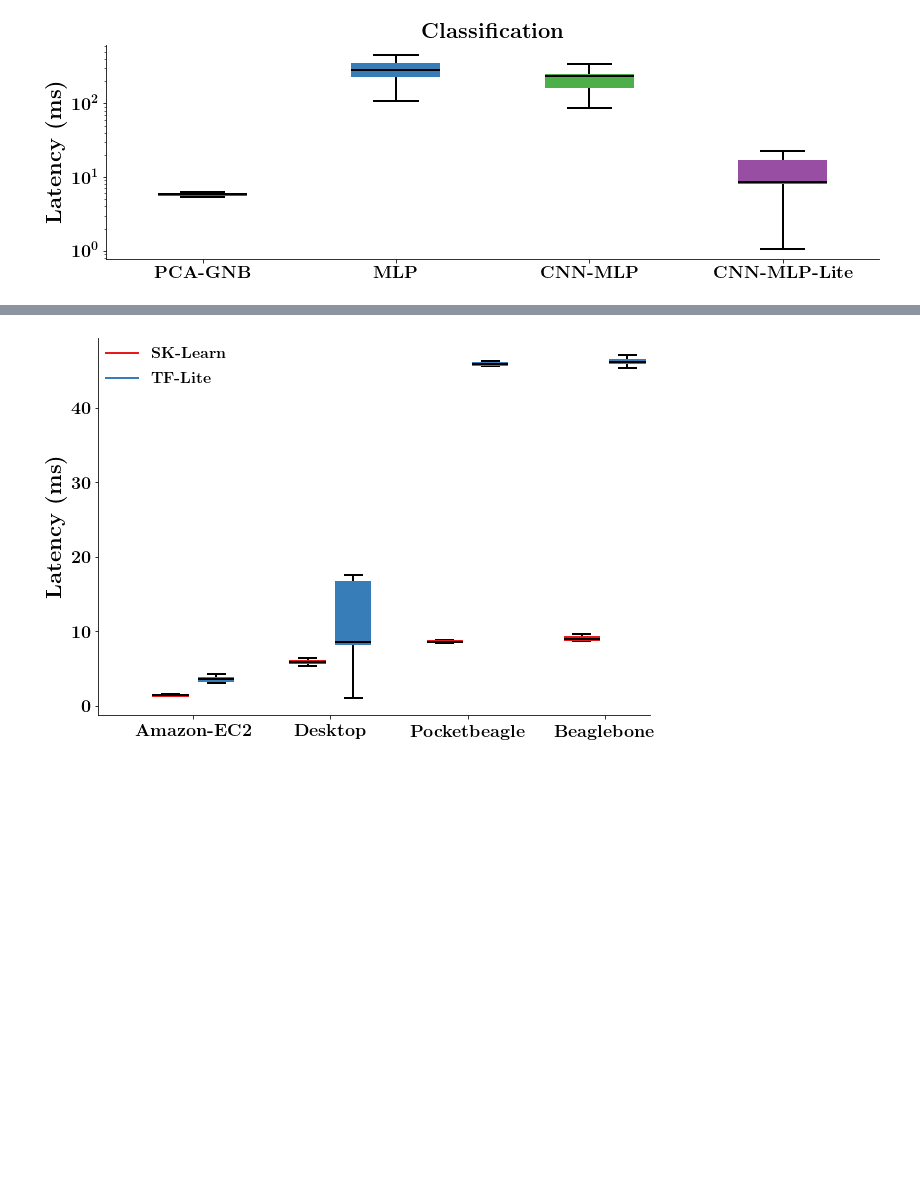
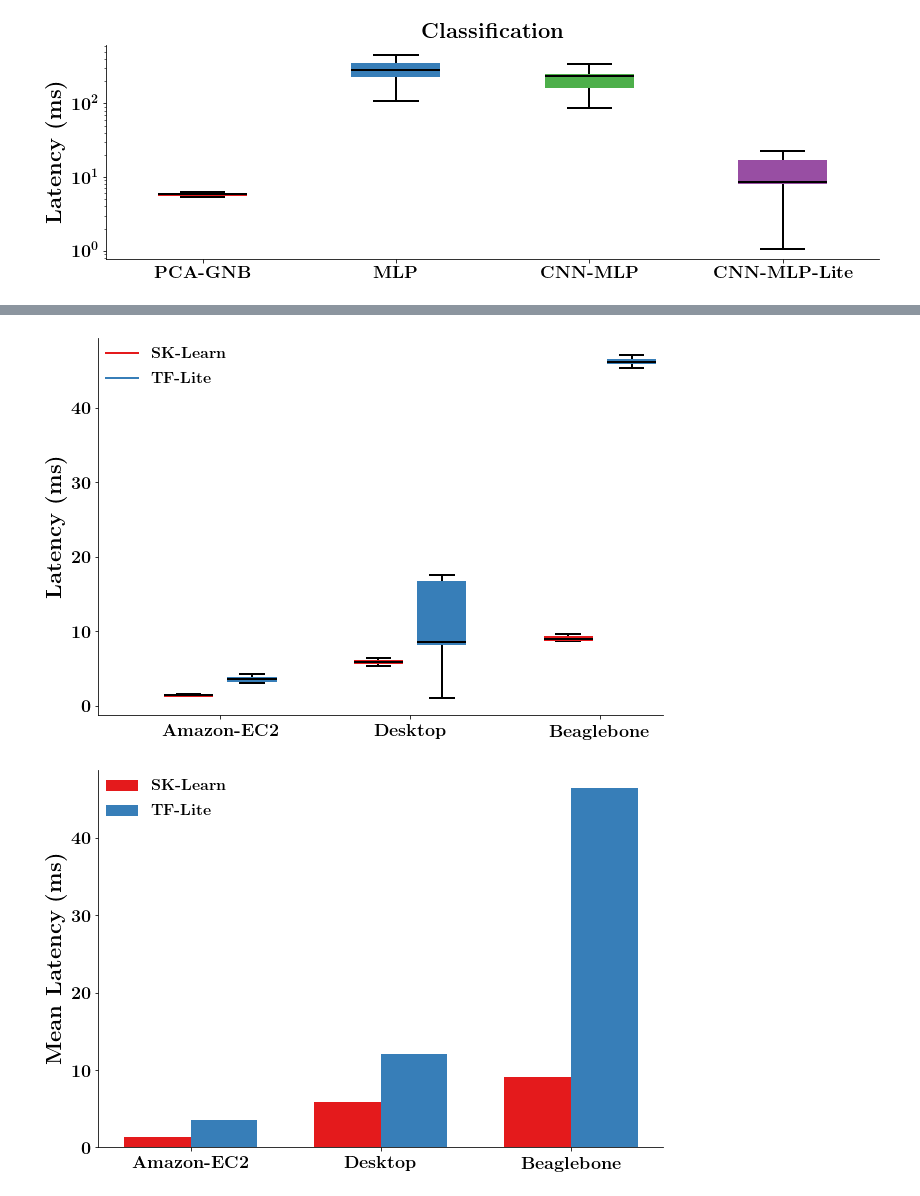
Before and after one commit to danielnewman09/Dissertation, a Jupyter notebook: Dissertation-Notebooks/Chapter-4/Latency_Analysis.ipynb, the cells around one changed output, grey strips where cells are left out. Saved outputs shown, nothing was run; the diff lists cells and outputs as text; code cells hidden in the pictures; blank space fills up the shorter version.

```diff
--- a/Dissertation-Notebooks/Chapter-4/Latency_Analysis.ipynb
+++ b/Dissertation-Notebooks/Chapter-4/Latency_Analysis.ipynb
@@ -27,8 +27,8 @@ print(mpl.__version__)
 # %% [output]
 3.2.1
 # %%
-inferenceLocations = ['Amazon-EC2','Desktop','Pocketbeagle','Beaglebone']
-inferenceLocationsBold = [r'\textbf{Amazon-EC2}',r'\textbf{Desktop}',r'\textbf{Pocketbeagle}',r'\textbf{Beaglebone}']
+inferenceLocations = ['Amazon-EC2','Desktop','Beaglebone']
+inferenceLocationsBold = [r'\textbf{Amazon-EC2}',r'\textbf{Desktop}',r'\textbf{Beaglebone}']
 basePath = 'data/Latency Tests/Results/'
 numSamples = 700
 numModels = 8
@@ -37,7 +37,7 @@ latencyVals = np.zeros((numSamples,numModels,len(inferenceLocations)))
 scoreVals = np.zeros((numSamples,numModels,len(inferenceLocations)))
 columns = None
 # %%
-for i in range(4):
+for i in range(len(inferenceLocations)):
     thisDF = pd.read_csv(basePath + inferenceLocations[i] + '_Loaded_Train_Healthy.csv')
 
     print(thisDF.values.shape)
@@ -167,12 +166,13 @@ box_plot(latencyVals[:,3,:],inferenceLocationsBold,savefig=True,filename='CNN-AE
 # %%
 box_plot_compare((latencyVals[:,np.array([4,7]),:]),inferenceLocationsBold,savefig=True,filename='Classifier-CompareLatency',
          template='presentation',xlabel='',color_order=np.zeros(6).astype(int),ylabel='Latency (ms)',
          showfliers=False,legend_loc='upper left',max_cutoff=2,plot_type='box',
          log_y=False,extension='svg',inferenceLocations=[r'\textbf{SK-Learn}',r'\textbf{TF-Lite}'])
 
-bar_chart_compare((latencyVals[:,np.array([4,7]),:]),inferenceLocationsBold,[r'\textbf{SK-Learn}',r'\textbf{TF-Lite}'],savefig=True,filename='Desktop-CompareLatency',
-         template='presentation',xlabel='Sample Points',color_order=np.zeros(6).astype(int),ylabel='Mean Latency (ms)',
+bar_chart_compare((latencyVals[:,np.array([4,7]),:]),inferenceLocationsBold,[r'\textbf{SK-Learn}',r'\textbf{TF-Lite}'],savefig=True,filename='Classifier-CompareLatency',
+         template='presentation',xlabel='',color_order=np.zeros(6).astype(int),ylabel='Mean Latency (ms)',
          showfliers=False,legend_loc='upper left',
          log_y=False,extension='svg',)
 # %% [output]
-[figure, old version]
+[figure, new version]
+[figure, added]
```
Also changed, not shown: parts of 2 cells of this notebook, 2 other files.
